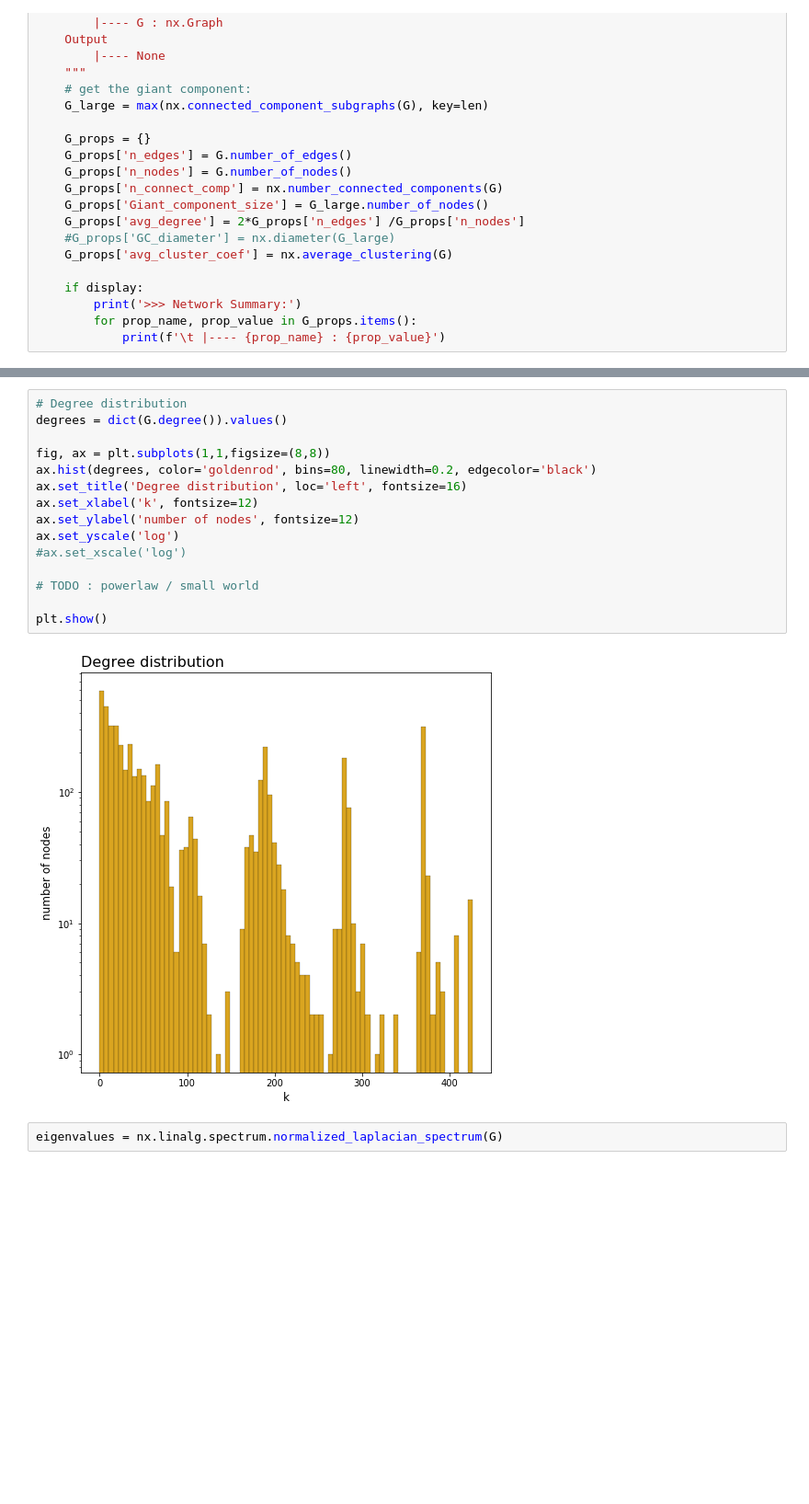
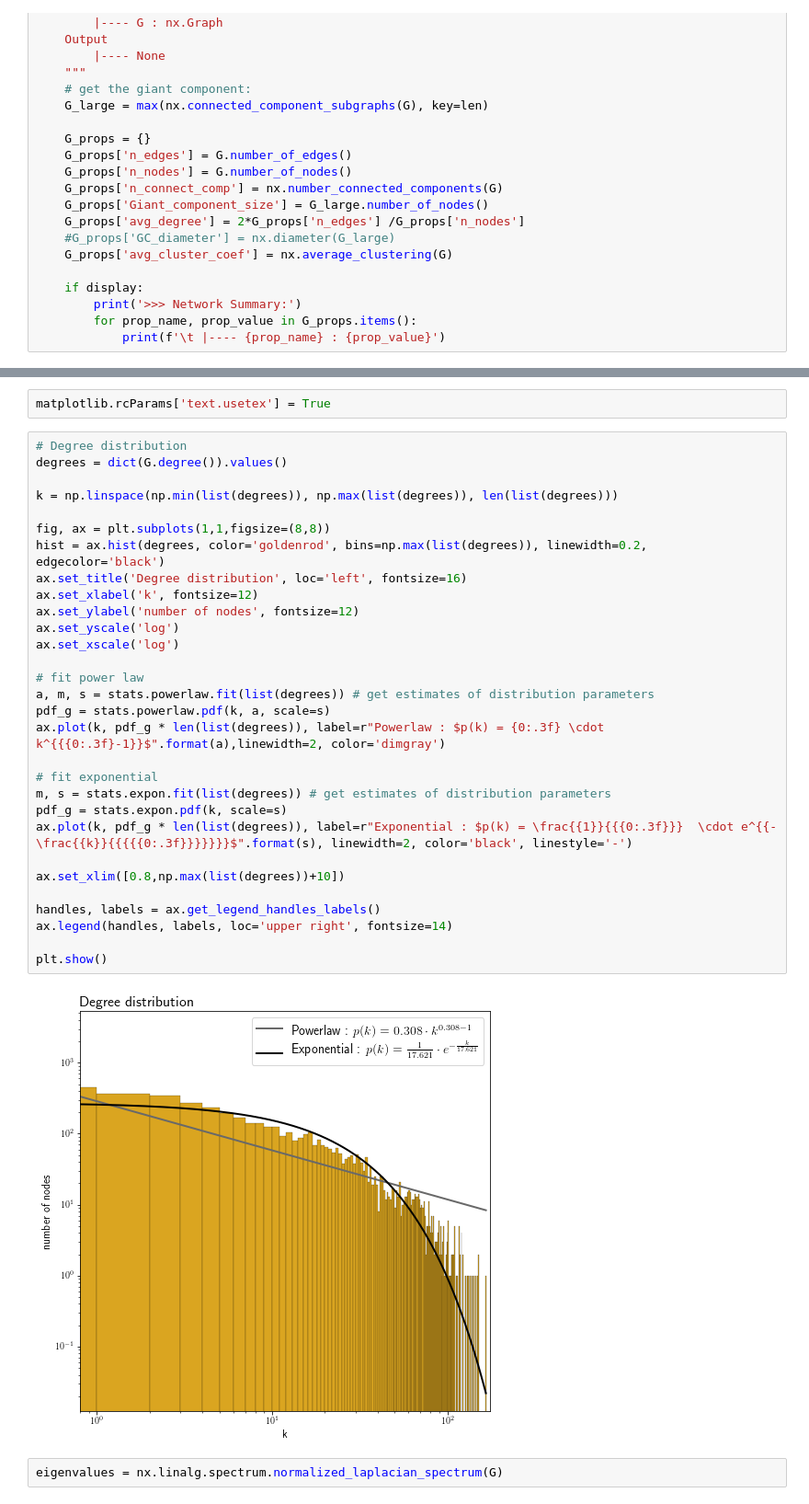
Before and after one commit to antoine-spahr/NTDS, a Jupyter notebook: Project/Graph_exploration.ipynb, the cells around one changed output, grey strips where cells are left out. Shown: that part at 92% size. Cells and saved outputs as stored; diff of their text form; blank space fills up the shorter version.

```diff
--- a/Project/Graph_exploration.ipynb
+++ b/Project/Graph_exploration.ipynb
@@ -79,20 +80,37 @@ plt.show()
-# %%
-# Degree distribution
-degrees = dict(G.degree()).values()
-
-fig, ax = plt.subplots(1,1,figsize=(8,8))
-ax.hist(degrees, color='goldenrod', bins=80, linewidth=0.2, edgecolor='black')
-ax.set_title('Degree distribution', loc='left', fontsize=16)
-ax.set_xlabel('k', fontsize=12)
-ax.set_ylabel('number of nodes', fontsize=12)
-ax.set_yscale('log')
-#ax.set_xscale('log')
-
-# TODO : powerlaw / small world
-
-plt.show()
-# %% [output]
-[figure, removed]
+# %%
+matplotlib.rcParams['text.usetex'] = True
+# %%
+# Degree distribution
+degrees = dict(G.degree()).values()
+
+k = np.linspace(np.min(list(degrees)), np.max(list(degrees)), len(list(degrees)))
+
+fig, ax = plt.subplots(1,1,figsize=(8,8))
+hist = ax.hist(degrees, color='goldenrod', bins=np.max(list(degrees)), linewidth=0.2, edgecolor='black')
+ax.set_title('Degree distribution', loc='left', fontsize=16)
+ax.set_xlabel('k', fontsize=12)
+ax.set_ylabel('number of nodes', fontsize=12)
+ax.set_yscale('log')
+ax.set_xscale('log')
+
+# fit power law
+a, m, s = stats.powerlaw.fit(list(degrees)) # get estimates of distribution parameters
+pdf_g = stats.powerlaw.pdf(k, a, scale=s)
+ax.plot(k, pdf_g * len(list(degrees)), label=r"Powerlaw : $p(k) = {0:.3f} \cdot k^{{{0:.3f}-1}}$".format(a),linewidth=2, color='dimgray')
+
+# fit exponential
+m, s = stats.expon.fit(list(degrees)) # get estimates of distribution parameters
+pdf_g = stats.expon.pdf(k, scale=s)
+ax.plot(k, pdf_g * len(list(degrees)), label=r"Exponential : $p(k) = \frac{{1}}{{{0:.3f}}}  \cdot e^{{- \frac{{k}}{{{{{0:.3f}}}}}}}$".format(s), linewidth=2, color='black', linestyle='-')
+
+ax.set_xlim([0.8,np.max(list(degrees))+10])
+
+handles, labels = ax.get_legend_handles_labels()
+ax.legend(handles, labels, loc='upper right', fontsize=14)
+
+plt.show()
+# %% [output]
+[figure, added]
 # %%
 eigenvalues = nx.linalg.spectrum.normalized_laplacian_spectrum(G)
 # %%
```
Also changed, not shown: parts of 16 cells of this notebook, 1 other file.
